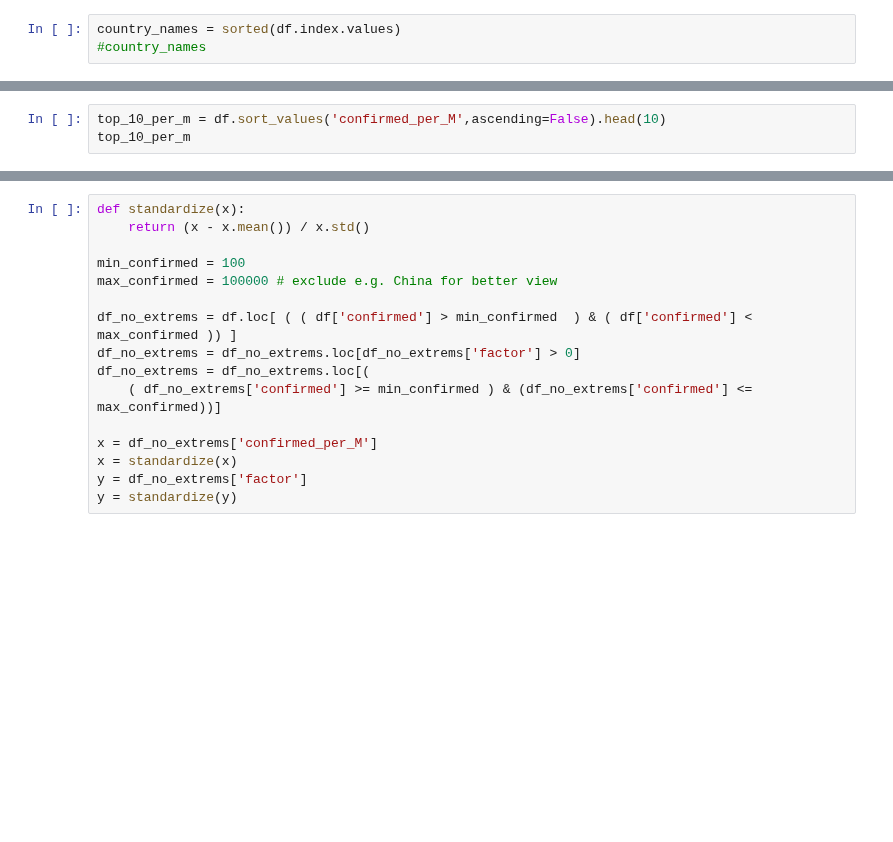
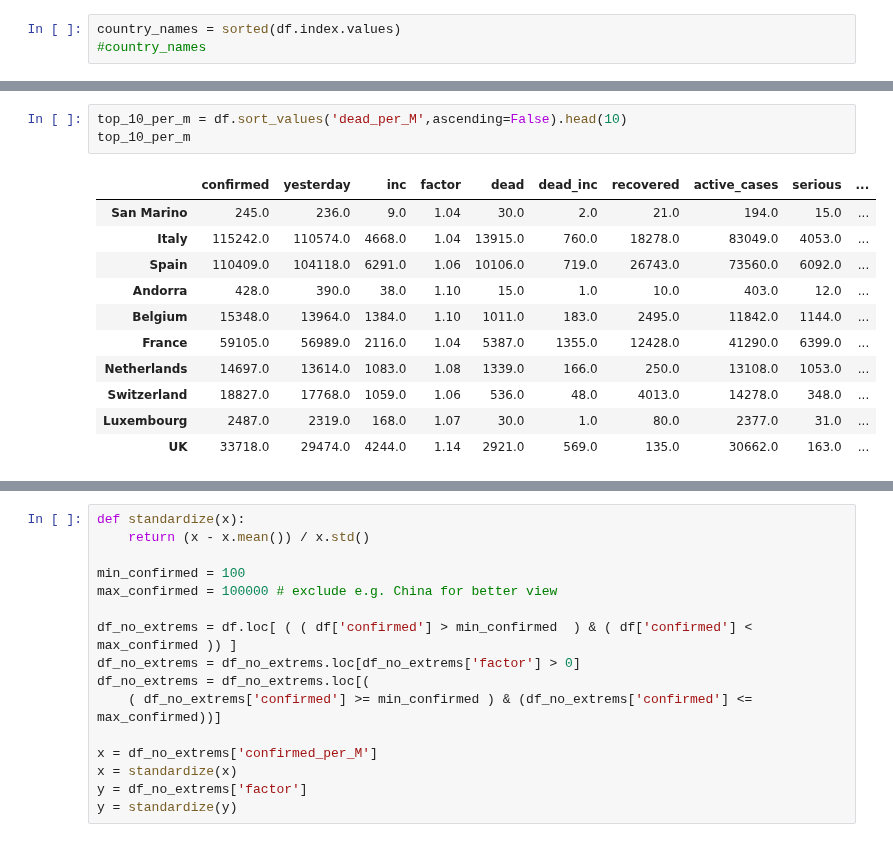
Before and after one commit to tolex3/note, a Jupyter notebook: scrape_worldometers_data.ipynb, the cells around one changed output, grey strips where cells are left out. Saved outputs shown, nothing was run; the diff lists cells and outputs as text; blank space fills up the shorter version.

```diff
--- a/scrape_worldometers_data.ipynb
+++ b/scrape_worldometers_data.ipynb
@@ -163,6 +276,18 @@ df.loc[df['confirmed'] > 500 ].sort_values('factor',ascending=False)
 # %%
-top_10_per_m = df.sort_values('confirmed_per_M',ascending=False).head(10)
+top_10_per_m = df.sort_values('dead_per_M',ascending=False).head(10)
 top_10_per_m
+# %% [output]
+|  | confirmed | yesterday | inc | factor | dead | dead_inc | recovered | active_cases | serious | ... |
+| San Marino | 245.0 | 236.0 | 9.0 | 1.04 | 30.0 | 2.0 | 21.0 | 194.0 | 15.0 | ... |
+| Italy | 115242.0 | 110574.0 | 4668.0 | 1.04 | 13915.0 | 760.0 | 18278.0 | 83049.0 | 4053.0 | ... |
+| Spain | 110409.0 | 104118.0 | 6291.0 | 1.06 | 10106.0 | 719.0 | 26743.0 | 73560.0 | 6092.0 | ... |
+| Andorra | 428.0 | 390.0 | 38.0 | 1.10 | 15.0 | 1.0 | 10.0 | 403.0 | 12.0 | ... |
+| Belgium | 15348.0 | 13964.0 | 1384.0 | 1.10 | 1011.0 | 183.0 | 2495.0 | 11842.0 | 1144.0 | ... |
+| France | 59105.0 | 56989.0 | 2116.0 | 1.04 | 5387.0 | 1355.0 | 12428.0 | 41290.0 | 6399.0 | ... |
+| Netherlands | 14697.0 | 13614.0 | 1083.0 | 1.08 | 1339.0 | 166.0 | 250.0 | 13108.0 | 1053.0 | ... |
+| Switzerland | 18827.0 | 17768.0 | 1059.0 | 1.06 | 536.0 | 48.0 | 4013.0 | 14278.0 | 348.0 | ... |
+| Luxembourg | 2487.0 | 2319.0 | 168.0 | 1.07 | 30.0 | 1.0 | 80.0 | 2377.0 | 31.0 | ... |
+| UK | 33718.0 | 29474.0 | 4244.0 | 1.14 | 2921.0 | 569.0 | 135.0 | 30662.0 | 163.0 | ... |
 # %%
 plt.figure(figsize=(18,12))
 plt.title('Corona - confirmed cases per 1 Million')
```
Also changed, not shown: parts of 20 cells of this notebook, 3 other files.
